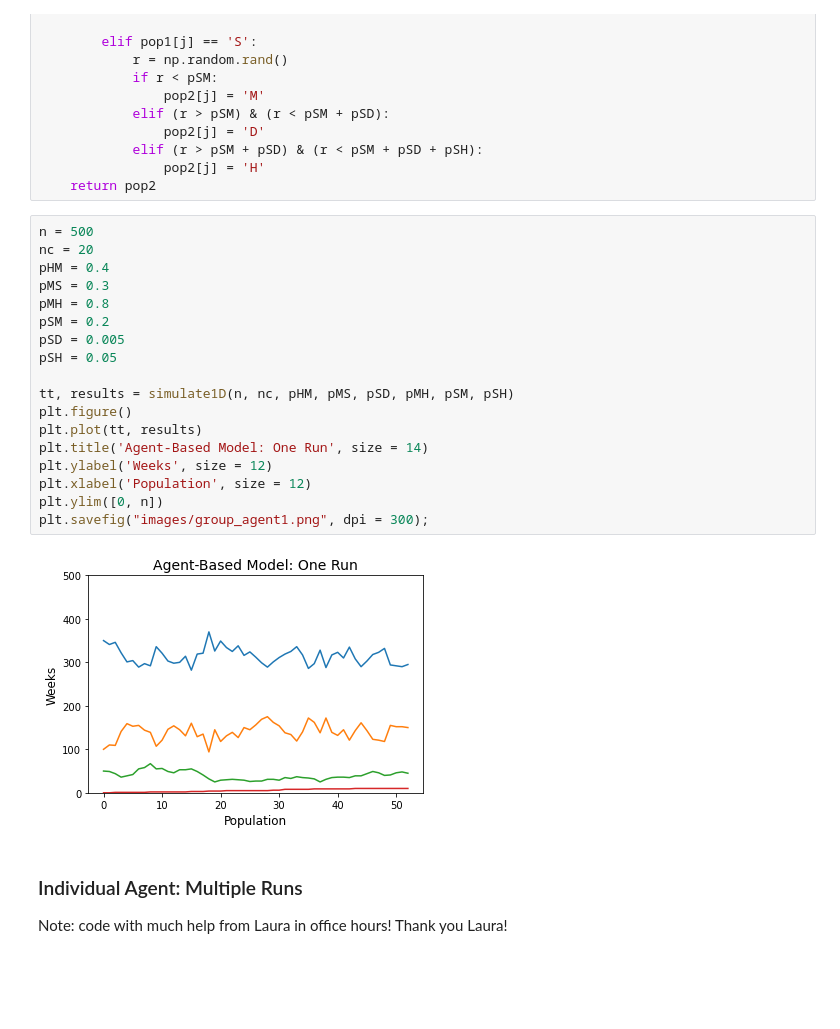
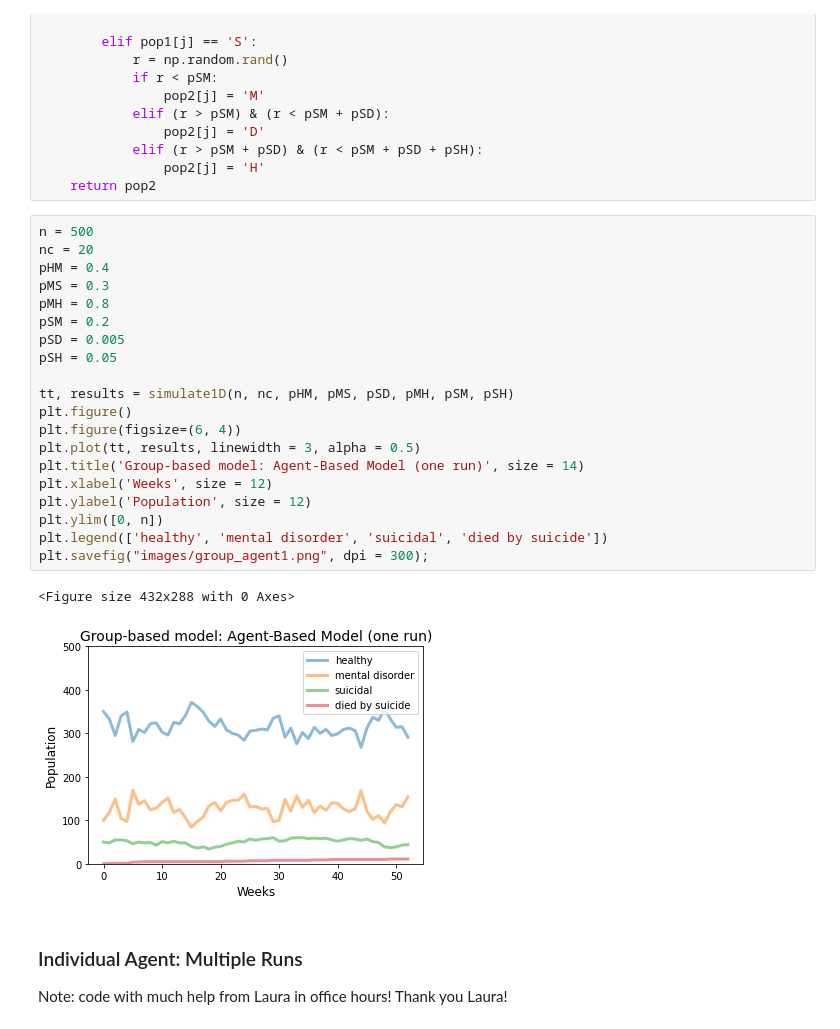
Before and after one commit to ShirleyBWang/am115_final, a Jupyter notebook: final_aim2.ipynb, the cells around one changed output. Cells and saved outputs as stored; diff of their text form; blank space fills up the shorter version.

```diff
--- a/final_aim2.ipynb
+++ b/final_aim2.ipynb
@@ -161,23 +161,26 @@ def suicidespread(nc, pHM, pMS, pSD, pMH, pSM, pSH, pop1):
 # %%
 n = 500
 nc = 20
 pHM = 0.4
 pMS = 0.3
 pMH = 0.8
 pSM = 0.2
 pSD = 0.005
 pSH = 0.05
 
 tt, results = simulate1D(n, nc, pHM, pMS, pSD, pMH, pSM, pSH)
 plt.figure()
-plt.plot(tt, results)
-plt.title('Agent-Based Model: One Run', size = 14)
-plt.ylabel('Weeks', size = 12)
-plt.xlabel('Population', size = 12)
+plt.figure(figsize=(6, 4))
+plt.plot(tt, results, linewidth = 3, alpha = 0.5)
+plt.title('Group-based model: Agent-Based Model (one run)', size = 14)
+plt.xlabel('Weeks', size = 12)
+plt.ylabel('Population', size = 12)
 plt.ylim([0, n])
+plt.legend(['healthy', 'mental disorder', 'suicidal', 'died by suicide'])
 plt.savefig("images/group_agent1.png", dpi = 300);
 # %% [output]
+<Figure size 432x288 with 0 Axes>
-[figure, old version]
+[figure, new version]
 # %% [markdown]
 ### Individual Agent: Multiple Runs
 
```
Also changed, not shown: parts of 12 cells of this notebook, 13 other files.
